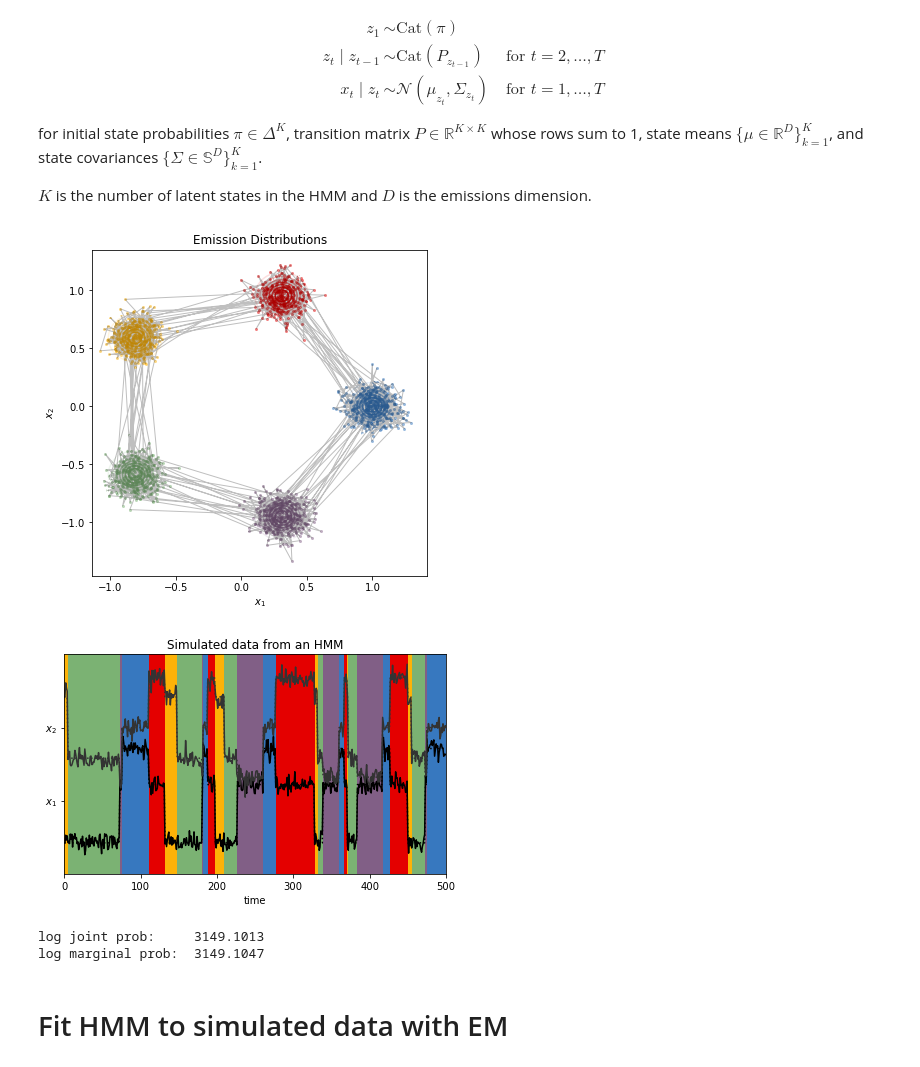
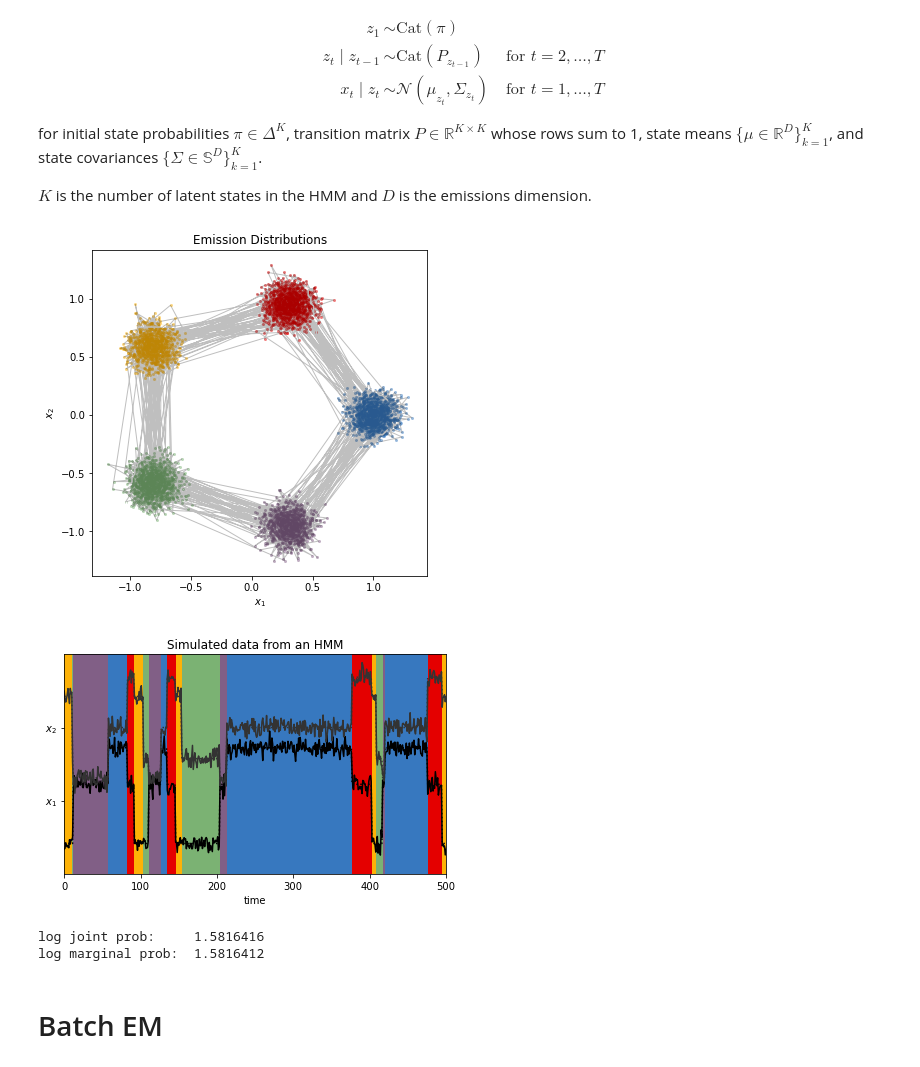
Before and after one commit to lindermanlab/scalable-gaussian-hmm, a Jupyter notebook: notebooks/01_sem.ipynb, the cells around one changed output. Saved outputs shown, nothing was run; the diff lists cells and outputs as text; code cells hidden in the pictures.

```diff
--- a/notebooks/01_sem.ipynb
+++ b/notebooks/01_sem.ipynb
@@ -136,37 +137,37 @@ true_hmm = GaussianHMM(initial_state_probs,
                        emission_means,
                        emission_covs)
 # %%
-num_timesteps = 2000
+num_timesteps = 5000
 true_states, emissions = true_hmm.sample(jr.PRNGKey(0), num_timesteps)
 
 def plot_gaussian_hmm(hmm, emissions, states):
     lim = .85 * abs(emissions).max()
     XX, YY = jnp.meshgrid(jnp.linspace(-lim, lim, 100),
                           jnp.linspace(-lim, lim, 100))
     grid = jnp.column_stack((XX.ravel(), YY.ravel()))
 
     lls = hmm.emission_distribution.log_prob(grid[:, None, :])
     plt.figure(figsize=(6, 6))
     for k in range(hmm.num_states):
         # True distributions (difficult to see)
         plt.contour(XX, YY, jnp.exp(lls[:,k]).reshape(XX.shape),
                     cmap=white_to_color_cmap(colors[k]))
 
         # Observations
         plt.plot(emissions[states==k, 0],
                  emissions[states==k, 1],
                  'o', mfc=colors[k], mec='none', ms=3,
                  alpha=.5)
 
     # Transitions between observations
     plt.plot(emissions[:,0], emissions[:,1], '-k', lw=1, alpha=.25)
     plt.xlabel("$x_1$")
     plt.ylabel("$x_2$")
     plt.title("Emission Distributions")
 
 plot_gaussian_hmm(true_hmm, emissions, true_states)
 # %% [output]
-[figure, old version]
+[figure, new version]
 # %%
 def plot_gaussian_hmm_emissions(hmm, emissions, states, xlim=None):
     # Plot the data and the smoothed data
@@ -202,15 +203,15 @@ def plot_gaussian_hmm_emissions(hmm, emissions, states, xlim=None):
 
 plot_gaussian_hmm_emissions(true_hmm, emissions, true_states, xlim=(0, 500))
 # %% [output]
-[figure, old version]
+[figure, new version]
 # %%
-print("log joint prob:    ", true_hmm.log_prob(true_states, emissions))
-print("log marginal prob: ", true_hmm.marginal_log_prob(emissions))
+print("log joint prob:    ", true_hmm.log_prob(true_states, emissions)/len(emissions))
+print("log marginal prob: ", true_hmm.marginal_log_prob(emissions)/len(emissions))
 # %% [output]
-log joint prob:     3149.1013
-log marginal prob:  3149.1047
+log joint prob:     1.5816416
+log marginal prob:  1.5816412
-# %% [markdown]
-# Fit HMM to simulated data with EM
+# %% [markdown]
+# Batch EM
 # %%
 from ssm_jax.hmm.inference import hmm_smoother
 from tensorflow_probability.substrates.jax.distributions import (
```
Also changed, not shown: parts of 11 cells of this notebook.
